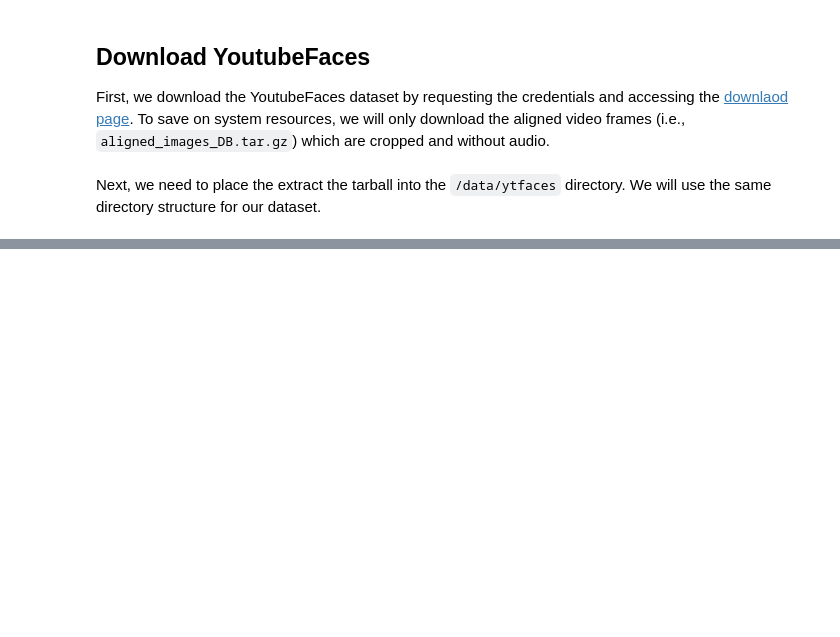
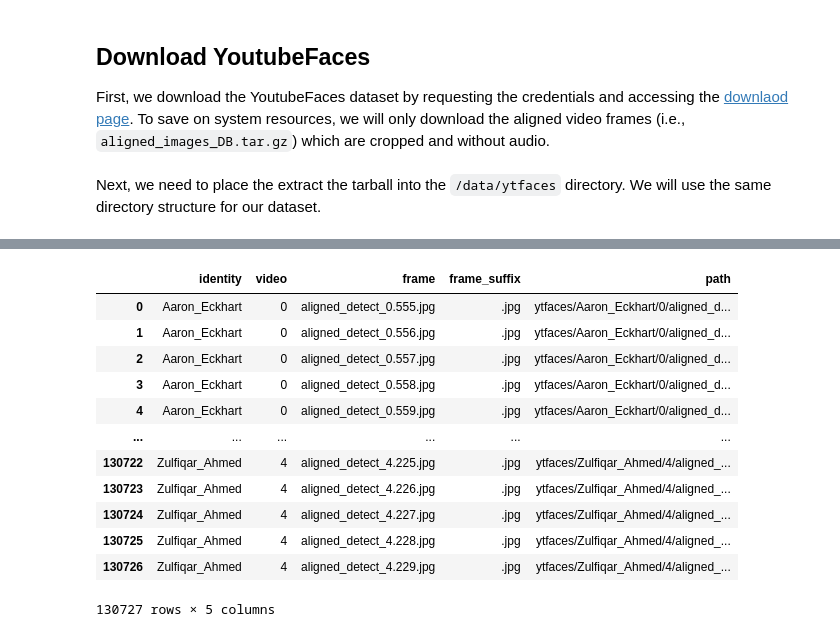
Before and after one commit to wagpa/meles, a Jupyter notebook: src/notebooks/02_ytfaces_dataset.ipynb, the cells around one changed output, grey strips where cells are left out. Saved outputs shown, nothing was run; the diff lists cells and outputs as text; code cells hidden in the pictures; blank space fills up the shorter version.

```diff
--- a/src/notebooks/02_ytfaces_dataset.ipynb
+++ b/src/notebooks/02_ytfaces_dataset.ipynb
@@ -133,0 +146,36 @@ Next, we read the structure of the dataset and convert it into a pandas datafram
+# %%
+# Filter thresholds for the experiment dataset.
+MIN_VIDEOS_PER_IDENTITY = 3   # drop identities with fewer than this many videos
+MAX_FRAMES_PER_VIDEO = 75     # keep only the first N frames of each video
+
+# Keep only identities that have at least MIN_VIDEOS_PER_IDENTITY videos.
+eligible_identities = videos_per_identity[videos_per_identity >= MIN_VIDEOS_PER_IDENTITY].index
+experiment = structure[structure["identity"].isin(eligible_identities)].copy()
+
+# Keep only the first MAX_FRAMES_PER_VIDEO frames of each video. To do that, first
+# determine the natural ordering of frames within each video via the frame index
+# encoded in the file name (e.g. 'aligned_detect_5.1700.jpg' -> 1700) and then drop.
+experiment = experiment.sort_values(["identity", "video", "frame"])
+experiment = (
+    experiment.groupby(["identity", "video"], sort=False)
+    .head(MAX_FRAMES_PER_VIDEO)
+    .reset_index(drop=True)
+)
+
+# Store the experiment structure dataframe next to the dataset folder.
+experiment.to_json(DATA_PATH.joinpath("ytfaces_experiment.json"))
+experiment
+# %% [output]
+|  | identity | video | frame | frame_suffix | path |
+| 0 | Aaron_Eckhart | 0 | aligned_detect_0.555.jpg | .jpg | ytfaces/Aaron_Eckhart/0/aligned_d... |
+| 1 | Aaron_Eckhart | 0 | aligned_detect_0.556.jpg | .jpg | ytfaces/Aaron_Eckhart/0/aligned_d... |
+| 2 | Aaron_Eckhart | 0 | aligned_detect_0.557.jpg | .jpg | ytfaces/Aaron_Eckhart/0/aligned_d... |
+| 3 | Aaron_Eckhart | 0 | aligned_detect_0.558.jpg | .jpg | ytfaces/Aaron_Eckhart/0/aligned_d... |
+| 4 | Aaron_Eckhart | 0 | aligned_detect_0.559.jpg | .jpg | ytfaces/Aaron_Eckhart/0/aligned_d... |
+| ... | ... | ... | ... | ... | ... |
+| 130722 | Zulfiqar_Ahmed | 4 | aligned_detect_4.225.jpg | .jpg | ytfaces/Zulfiqar_Ahmed/4/aligned_... |
+| 130723 | Zulfiqar_Ahmed | 4 | aligned_detect_4.226.jpg | .jpg | ytfaces/Zulfiqar_Ahmed/4/aligned_... |
+| 130724 | Zulfiqar_Ahmed | 4 | aligned_detect_4.227.jpg | .jpg | ytfaces/Zulfiqar_Ahmed/4/aligned_... |
+| 130725 | Zulfiqar_Ahmed | 4 | aligned_detect_4.228.jpg | .jpg | ytfaces/Zulfiqar_Ahmed/4/aligned_... |
+| 130726 | Zulfiqar_Ahmed | 4 | aligned_detect_4.229.jpg | .jpg | ytfaces/Zulfiqar_Ahmed/4/aligned_... |
+130727 rows × 5 columns
```
Also changed, not shown: parts of 13 cells of this notebook, 3 other files.
